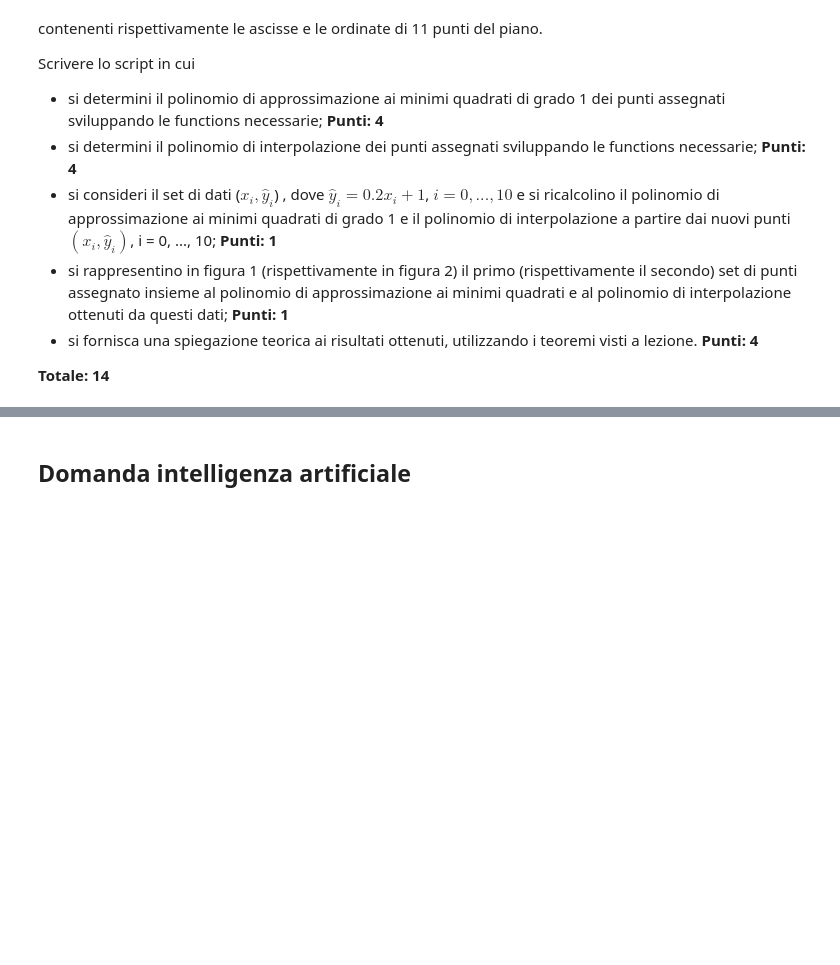
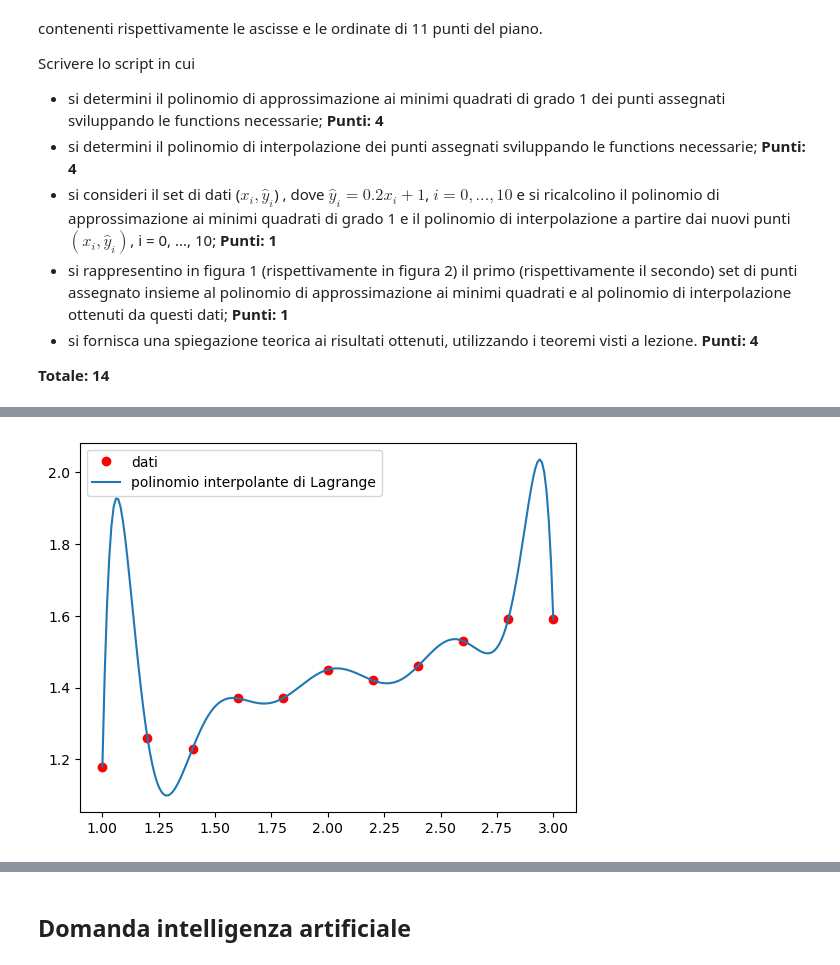
Before and after one commit to FabioFattori/eserciziMetodiNumerici, a Jupyter notebook: Esame21Luglio_TurnoI/Esame21Luglio_2023-Turno_I.ipynb, the cells around one changed output, grey strips where cells are left out. Saved outputs shown, nothing was run; the diff lists cells and outputs as text; code cells hidden in the pictures; blank space fills up the shorter version.

```diff
--- a/Esame21Luglio_TurnoI/Esame21Luglio_2023-Turno_I.ipynb
+++ b/Esame21Luglio_TurnoI/Esame21Luglio_2023-Turno_I.ipynb
@@ -261,0 +337,8 @@ plt.show()
+# %%
+pol = InterpL(x,y,xx)
+plt.plot(x,y,"ro")
+plt.plot(xx,pol)
+plt.legend(["dati","polinomio interpolante di Lagrange"])
+plt.show()
+# %% [output]
+[figure, added]
```
Also changed, not shown: parts of 16 cells of this notebook, 1 other file.
